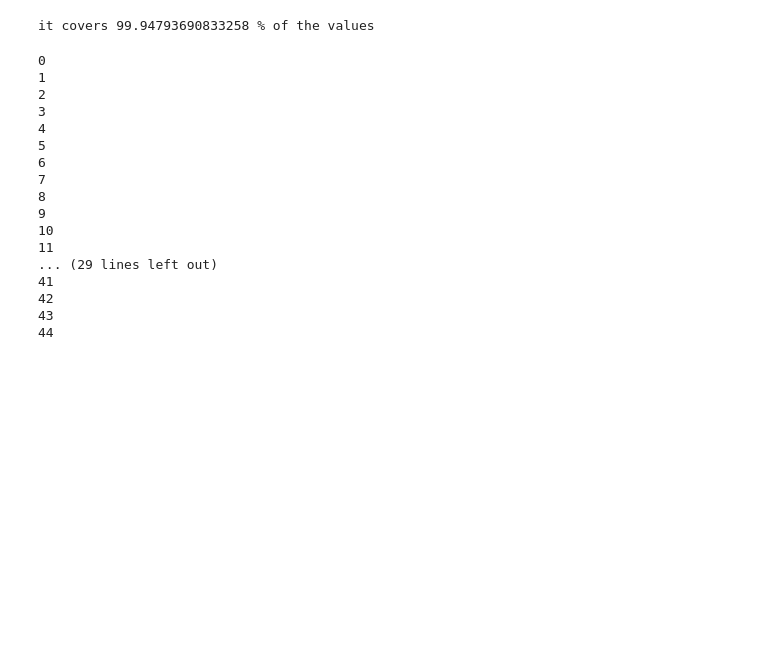
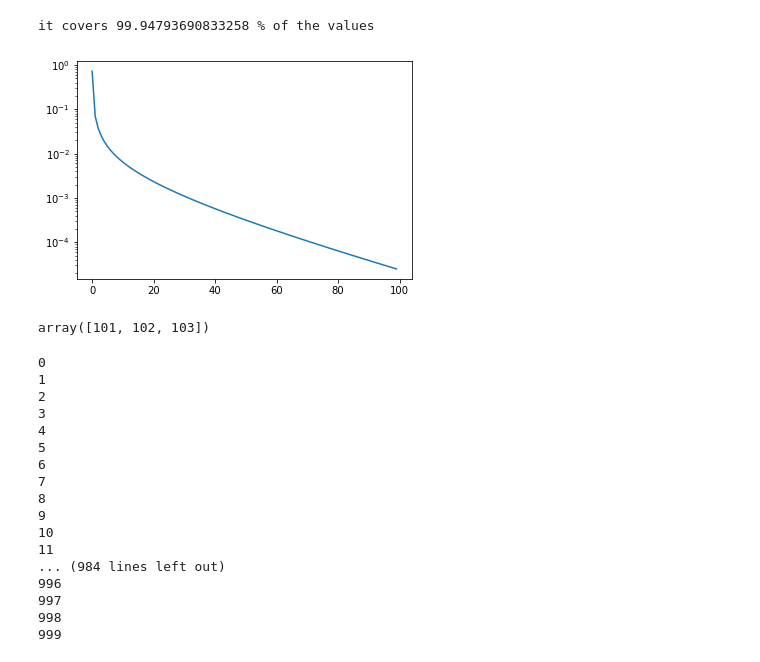
Before and after one commit to Qing1011/branchingmodel, a Jupyter notebook: notebook/branching_ensemble-r=0.1.ipynb, the cells around one changed output. Cells and saved outputs as stored; diff of their text form; code cells hidden in the pictures; blank space fills up the shorter version.

```diff
--- a/notebook/branching_ensemble-r=0.1.ipynb
+++ b/notebook/branching_ensemble-r=0.1.ipynb
@@ -63,12 +63,22 @@ weights_n = weights/np.sum(weights)
 print('it covers', np.sum(weights)*100,'% of the values')
 # %% [output]
 it covers 99.94793690833258 % of the values
+# %%
+plt.plot(range(100),weights_n)
+plt.yscale('log')
+# %% [output]
+[figure, added]
 # %%
 E_NewInf = np.zeros((num_ens, num_fips,T*10))
 E_TotInf = np.zeros((num_ens, num_fips,T*10))
+# %%
+np.array([1,2,3])+100
+# %% [output]
+array([101, 102, 103])
 # %%
 for en_i in range(num_ens):
-    E_NewInf[en_i], E_TotInf[en_i] = superspreading_T_Loc(60,num_fips,(l0,i0),weights_n,pop,(3,1,5,1),WN)
+    print(en_i)
+    E_NewInf[en_i], E_TotInf[en_i] = superspreading_T_Loc(40,num_fips,(l0,i0),weights_n,pop,(3,1,5,1),WN)
 # %% [output]
 0
 1
@@ -82,8 +92,8 @@ for en_i in range(num_ens):
 9
 10
 11
-... (29 lines left out)
-41
-42
-43
-44
+... (984 lines left out)
+996
+997
+998
+999
```
Also changed, not shown: parts of 8 cells of this notebook, 4 other files.
